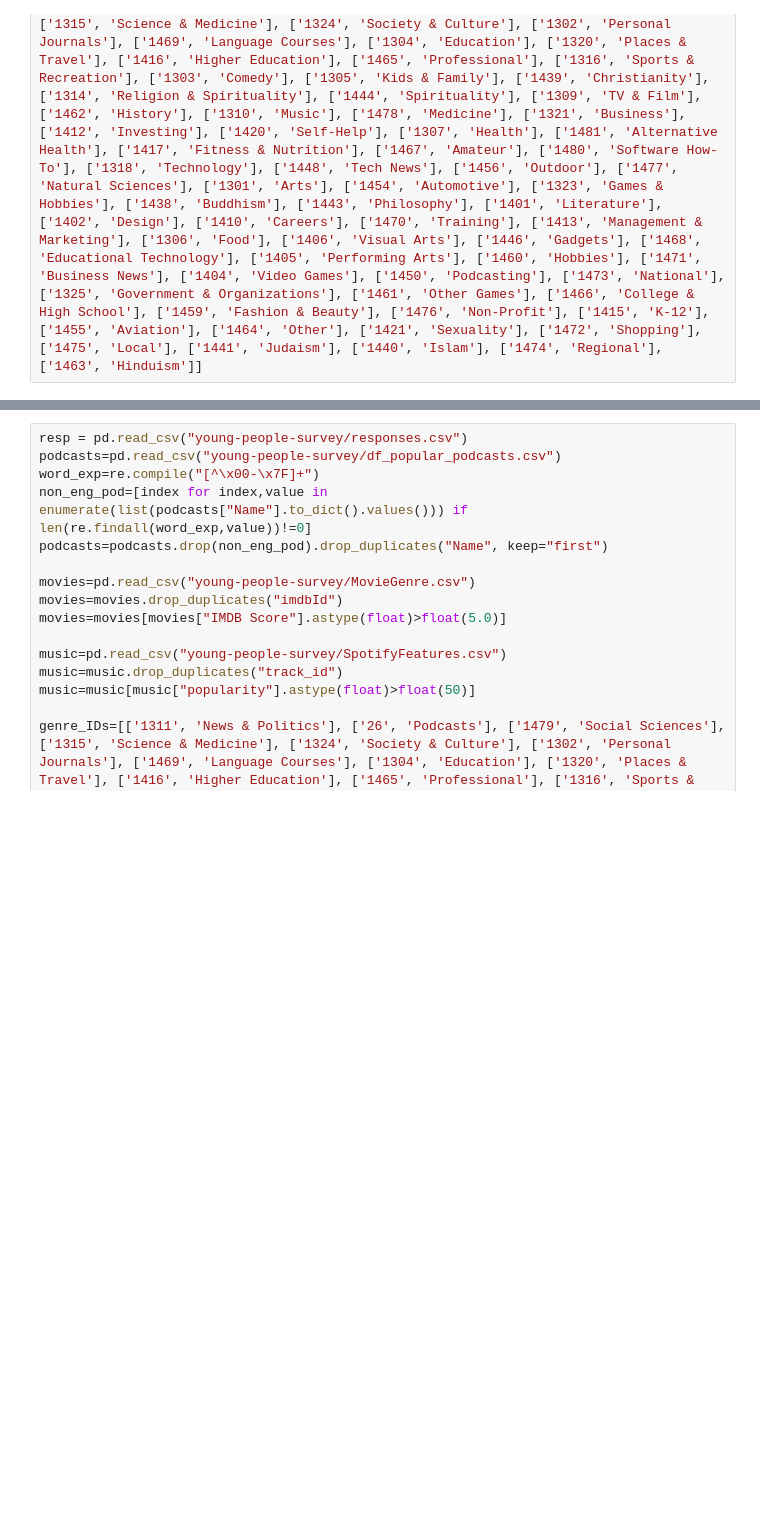
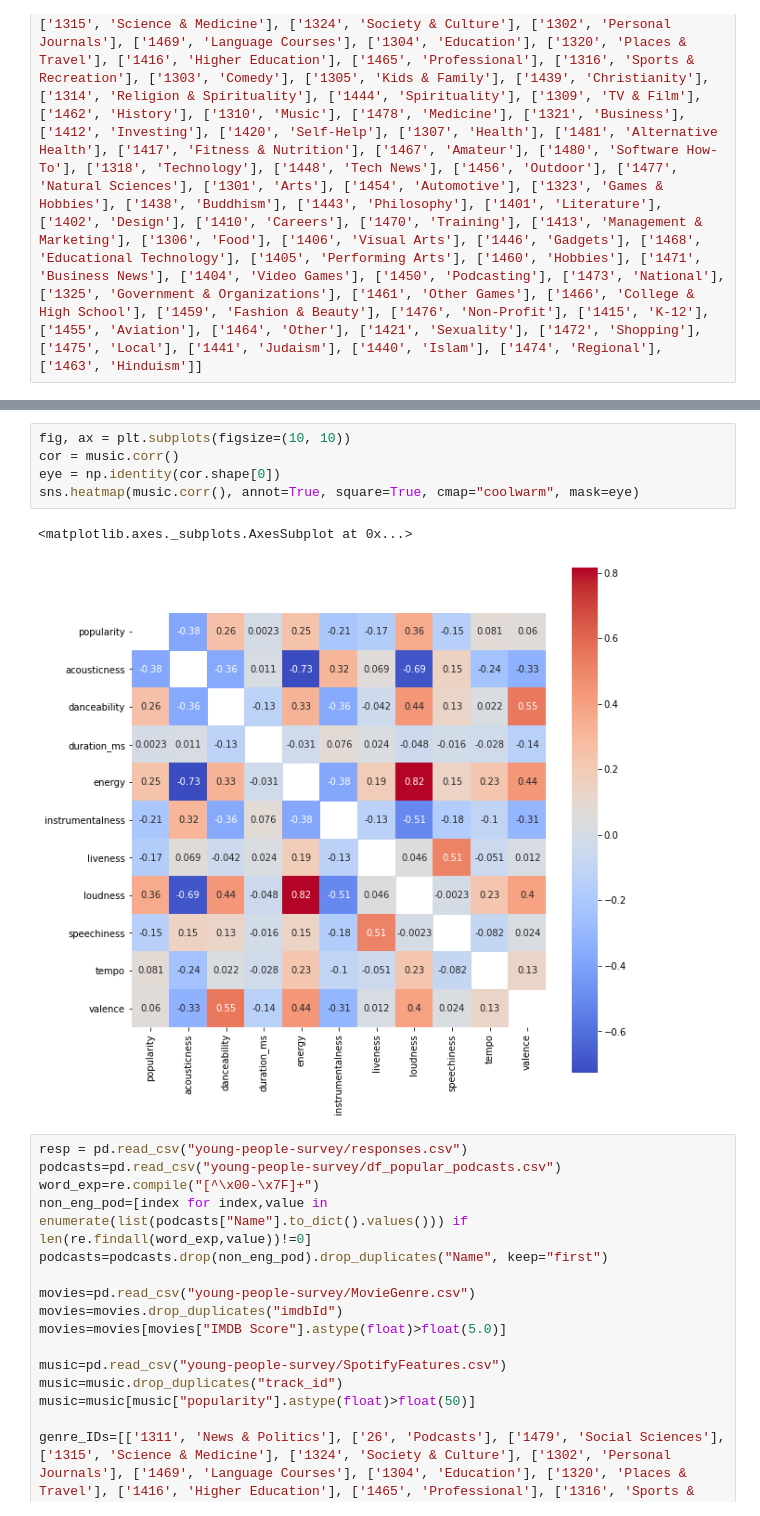
Before and after one commit to danielsanky/cs4300sp2020-ds869-ec745-ne96-acf67, a Jupyter notebook: Nancy Testing Notebook.ipynb, the cells around one changed output, grey strips where cells are left out. Saved outputs shown, nothing was run; the diff lists cells and outputs as text; blank space fills up the shorter version.

```diff
--- a/Nancy Testing Notebook.ipynb
+++ b/Nancy Testing Notebook.ipynb
@@ -23,3 +42,11 @@ genre_IDs=[['1311', 'News & Politics'], ['26', 'Podcasts'], ['1479', 'Social Sci
+# %%
+fig, ax = plt.subplots(figsize=(10, 10))
+cor = music.corr()
+eye = np.identity(cor.shape[0])
+sns.heatmap(music.corr(), annot=True, square=True, cmap="coolwarm", mask=eye)
+# %% [output]
+<matplotlib.axes._subplots.AxesSubplot at 0x...>
+[figure, added]
 # %%
 resp = pd.read_csv("young-people-survey/responses.csv")
 podcasts=pd.read_csv("young-people-survey/df_popular_podcasts.csv")
```
Also changed, not shown: parts of 6 cells of this notebook.
